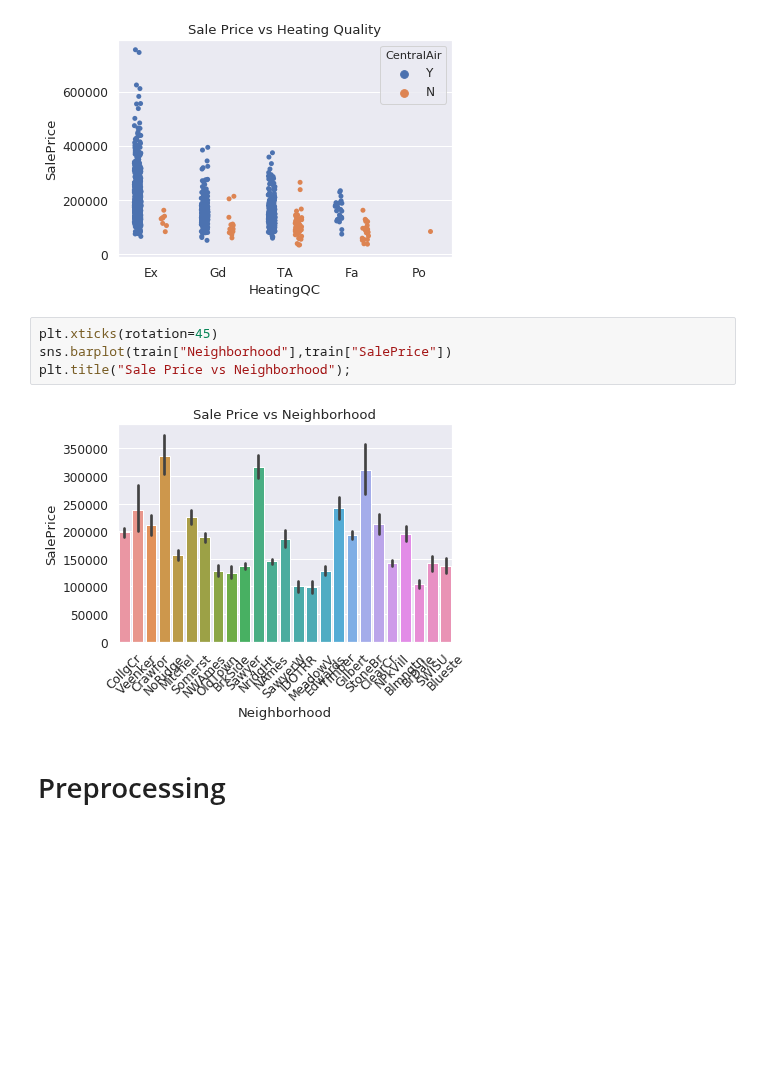
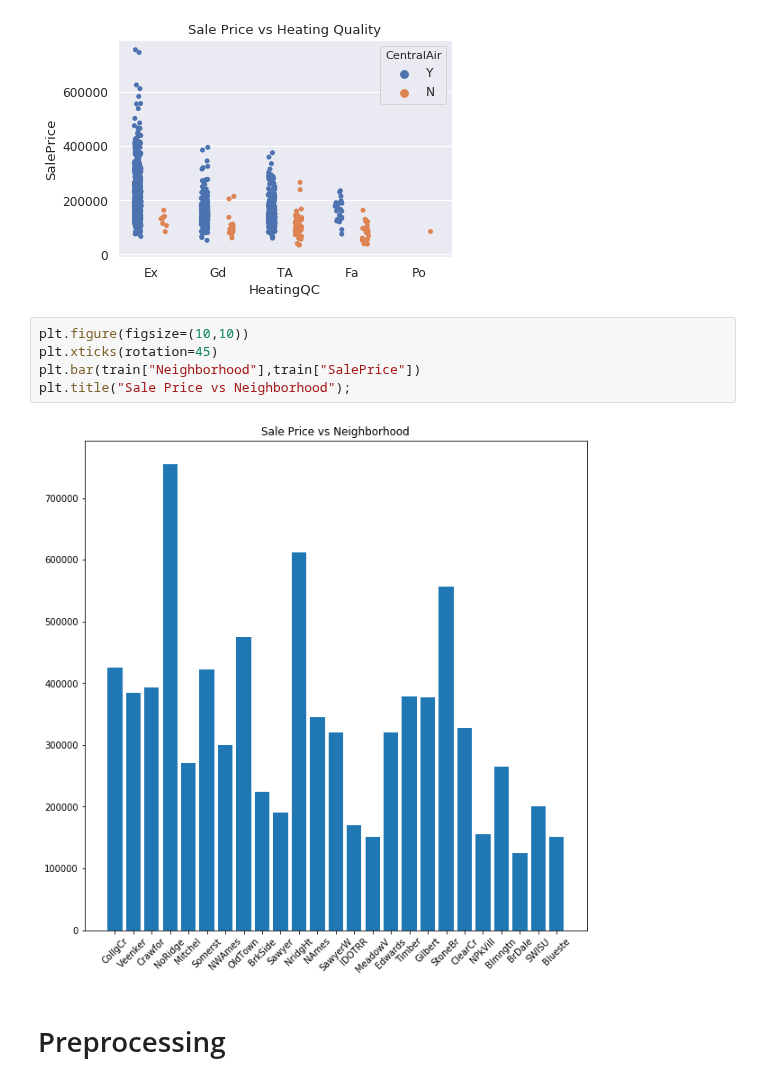
Before and after one commit to SUSA-org/Fall-2018-Career-Exploration, a Jupyter notebook: Lectures/Lecture8/dataclean.ipynb, the cells around one changed output. Saved outputs shown, nothing was run; the diff lists cells and outputs as text; blank space fills up the shorter version.

Commit message:
Updated visualizations

```diff
--- a/Lectures/Lecture8/dataclean.ipynb
+++ b/Lectures/Lecture8/dataclean.ipynb
@@ -884,11 +869,12 @@ plt.title("Sale Price vs Heating Quality");
 # %% [output]
 [figure]
 # %%
+plt.figure(figsize=(10,10))
 plt.xticks(rotation=45)
-sns.barplot(train["Neighborhood"],train["SalePrice"])
+plt.bar(train["Neighborhood"],train["SalePrice"])
 plt.title("Sale Price vs Neighborhood");
 # %% [output]
-[figure, old version]
+[figure, new version]
 # %% [markdown]
 # Preprocessing
 # %% [markdown]
```
Also changed, not shown: parts of 32 cells of this notebook.
